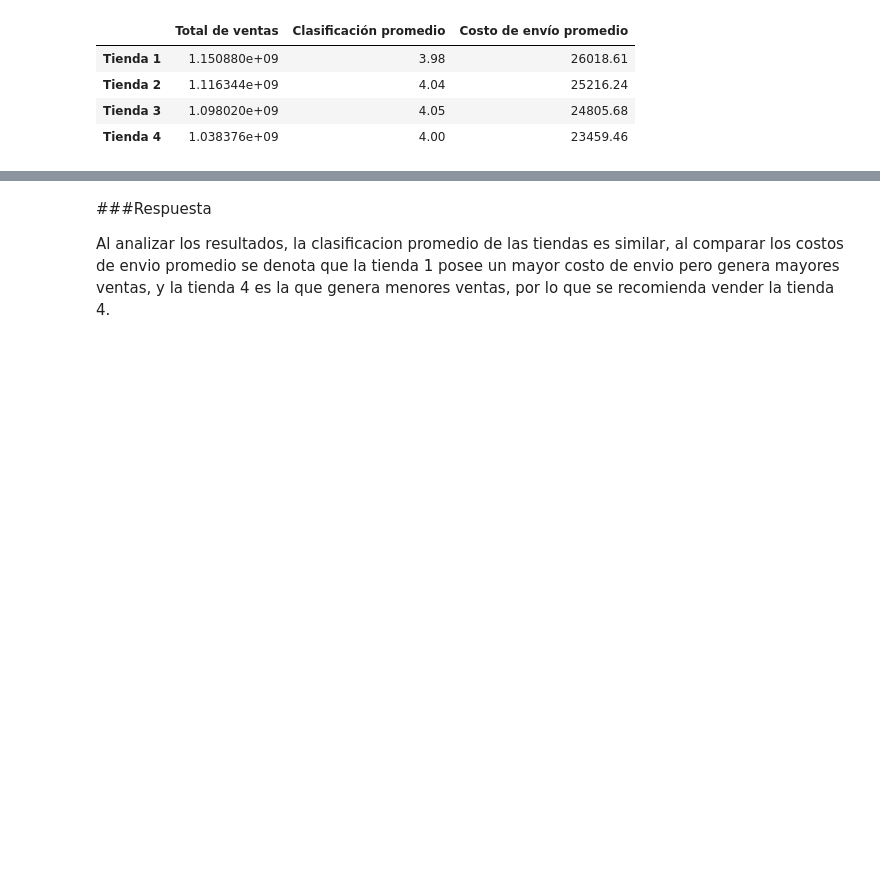
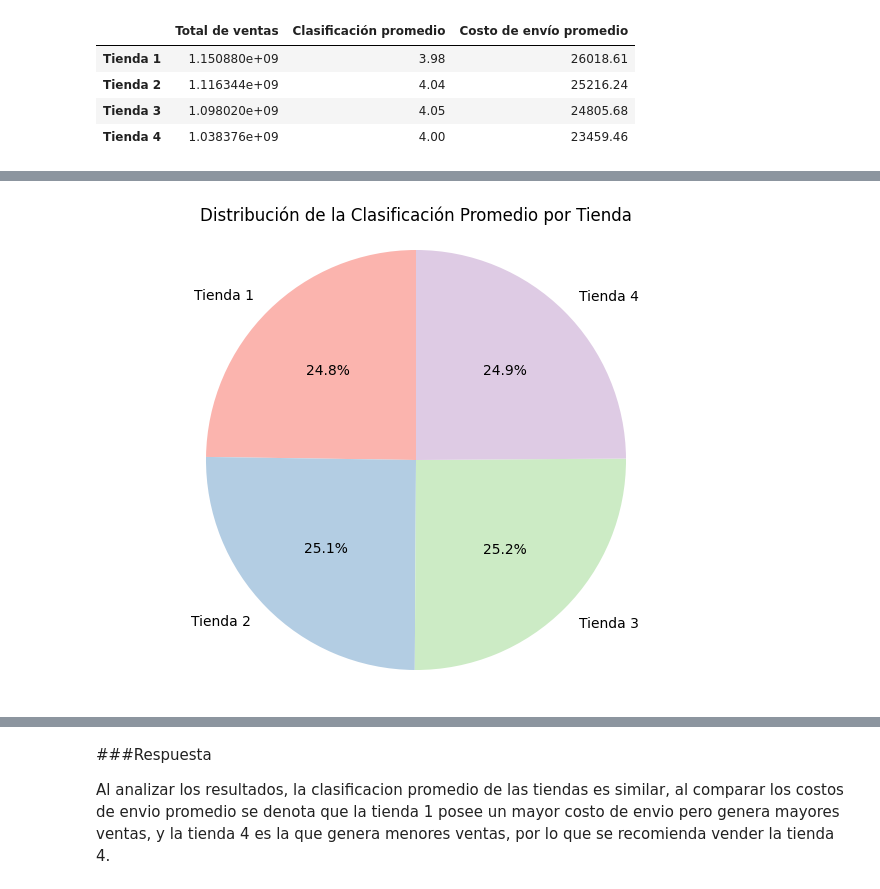
Before and after one commit to YoshiNa12/Challenge-Data-science-1, a Jupyter notebook: Challenge_DS1.ipynb, the cells around one changed output, grey strips where cells are left out. Saved outputs shown, nothing was run; the diff lists cells and outputs as text; code cells hidden in the pictures; blank space fills up the shorter version.

```diff
--- a/Challenge_DS1.ipynb
+++ b/Challenge_DS1.ipynb
@@ -145,0 +157,8 @@ resumen
+# %%
+plt.figure(figsize=(8, 6))
+plt.pie(resumen["Clasificación promedio"], labels=resumen.index, autopct='%1.1f%%', startangle=90, colors=sns.color_palette("Pastel1", len(resumen)))
+plt.title("Distribución de la Clasificación Promedio por Tienda")
+plt.axis('equal')  # Para que el gráfico sea circular
+plt.show()
+# %% [output]
+[figure, added]
```
Also changed, not shown: parts of 5 cells of this notebook.
